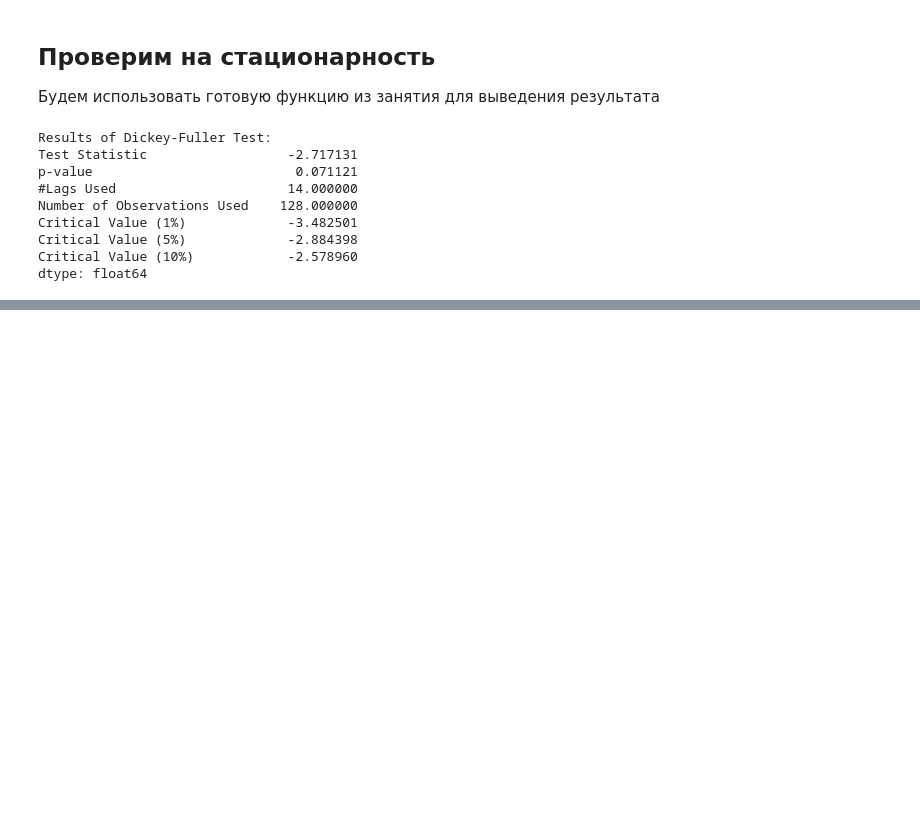
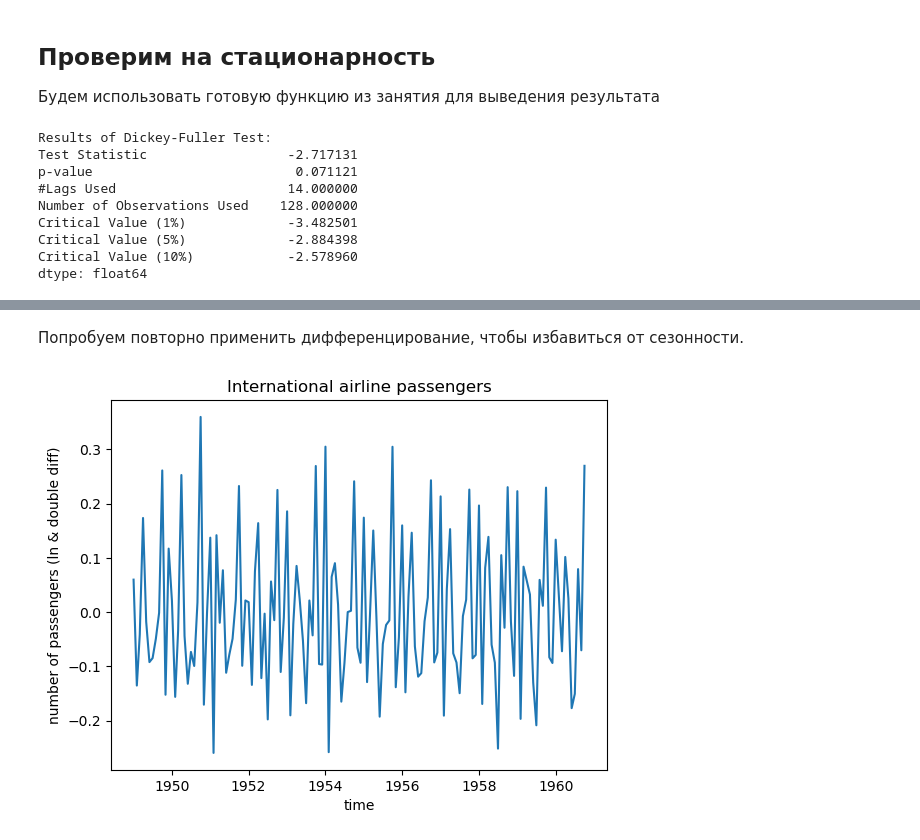
Before and after one commit to sasheemi/RSML, a Jupyter notebook: tsml_hw_1.ipynb, the cells around one changed output, grey strips where cells are left out. Cells and saved outputs as stored; diff of their text form; code cells hidden in the pictures; blank space fills up the shorter version.

```diff
--- a/tsml_hw_1.ipynb
+++ b/tsml_hw_1.ipynb
@@ -30,7 +25,3 @@ passengers[passengers['Month'].apply(lambda x: len(x) != 7)]
-# %%
-# удалим её
-
-passengers = passengers.drop(index=144)
 # %%
 # для корректного отображения на графике переведем месяца в формат datetime
 
@@ -174,0 +93,12 @@ dtype: float64
+# %% [markdown]
+Попробуем повторно применить дифференцирование, чтобы избавиться от сезонности.
+# %%
+values_ln_n_diff2 = np.diff(values_ln_n_diff, 1)
+# %%
+plt.plot(x.drop(index=[len(x) - 1, len(x) - 2]), values_ln_n_diff2)
+plt.title('International airline passengers')
+plt.xlabel('time')
+plt.ylabel('number of passengers (ln & double diff)')
+plt.show()
+# %% [output]
+[figure, added]
```
Also changed, not shown: parts of 16 cells of this notebook.
